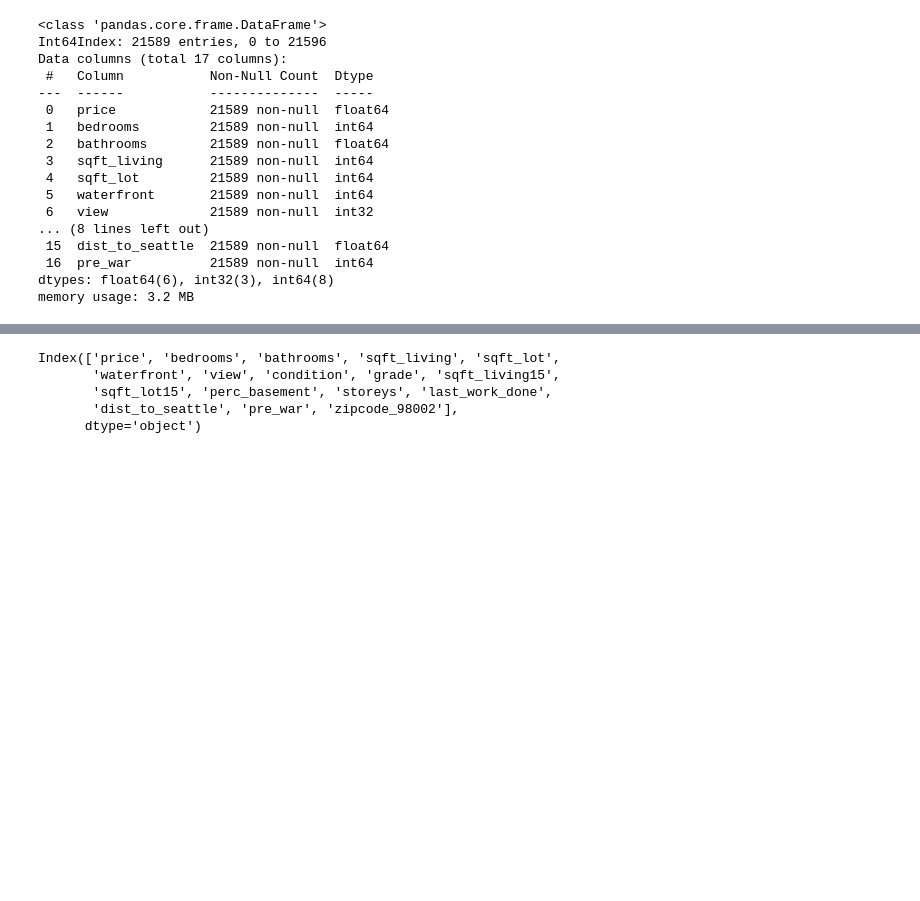
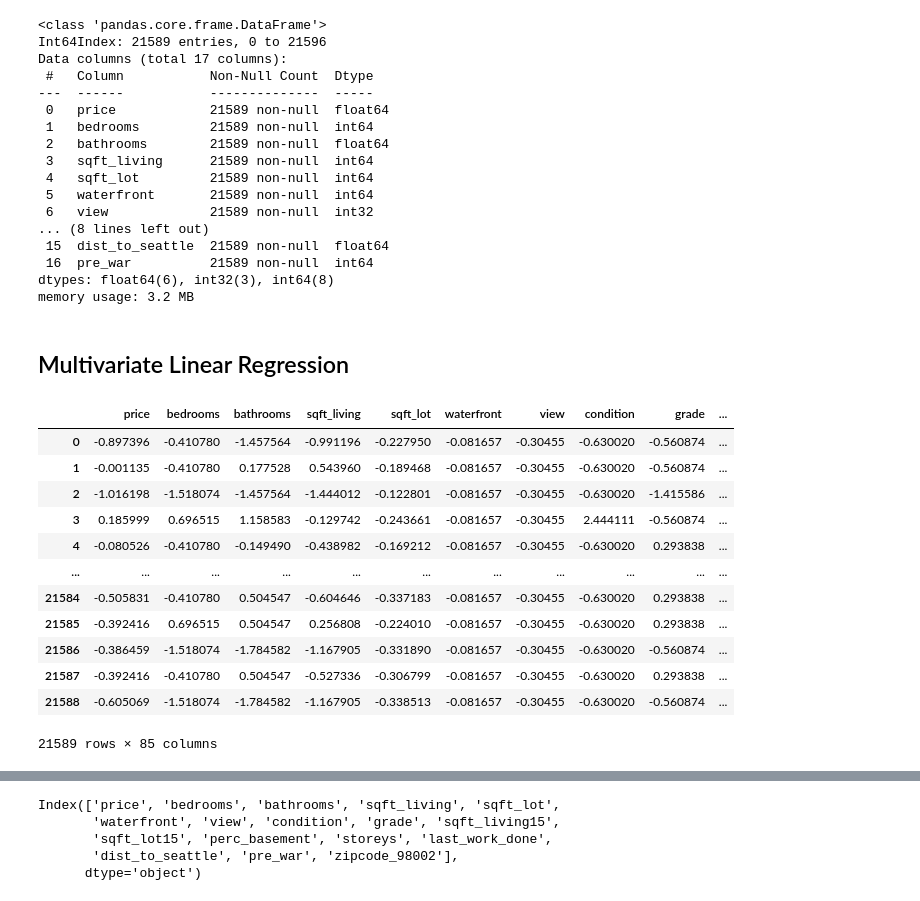
Before and after one commit to jeffreytoller/dsc-phase-2-project-v2-3, a Jupyter notebook: Post 1 Code Only.ipynb, the cells around one changed output, grey strips where cells are left out. Saved outputs shown, nothing was run; the diff lists cells and outputs as text; code cells hidden in the pictures; blank space fills up the shorter version.

```diff
--- a/Post 1 Code Only.ipynb
+++ b/Post 1 Code Only.ipynb
@@ -465,5 +468,7 @@ dtypes: float64(6), int32(3), int64(8)
 memory usage: 3.2 MB
 # %%
 df = pd.get_dummies(df,columns=['zipcode'],drop_first=True)
+# %% [markdown]
+## Multivariate Linear Regression
 # %%
 from sklearn.linear_model import LinearRegression
@@ -470 +476,18 @@ from sklearn.linear_model import LinearRegression
+# %%
+standard_df = pd.DataFrame(prep.StandardScaler().fit_transform(df),columns = df.columns)
+standard_df
+# %% [output]
+|  | price | bedrooms | bathrooms | sqft_living | sqft_lot | waterfront | view | condition | grade | ... |
+| 0 | -0.897396 | -0.410780 | -1.457564 | -0.991196 | -0.227950 | -0.081657 | -0.30455 | -0.630020 | -0.560874 | ... |
+| 1 | -0.001135 | -0.410780 | 0.177528 | 0.543960 | -0.189468 | -0.081657 | -0.30455 | -0.630020 | -0.560874 | ... |
+| 2 | -1.016198 | -1.518074 | -1.457564 | -1.444012 | -0.122801 | -0.081657 | -0.30455 | -0.630020 | -1.415586 | ... |
+| 3 | 0.185999 | 0.696515 | 1.158583 | -0.129742 | -0.243661 | -0.081657 | -0.30455 | 2.444111 | -0.560874 | ... |
+| 4 | -0.080526 | -0.410780 | -0.149490 | -0.438982 | -0.169212 | -0.081657 | -0.30455 | -0.630020 | 0.293838 | ... |
+| ... | ... | ... | ... | ... | ... | ... | ... | ... | ... | ... |
+| 21584 | -0.505831 | -0.410780 | 0.504547 | -0.604646 | -0.337183 | -0.081657 | -0.30455 | -0.630020 | 0.293838 | ... |
+| 21585 | -0.392416 | 0.696515 | 0.504547 | 0.256808 | -0.224010 | -0.081657 | -0.30455 | -0.630020 | 0.293838 | ... |
+| 21586 | -0.386459 | -1.518074 | -1.784582 | -1.167905 | -0.331890 | -0.081657 | -0.30455 | -0.630020 | -0.560874 | ... |
+| 21587 | -0.392416 | -0.410780 | 0.504547 | -0.527336 | -0.306799 | -0.081657 | -0.30455 | -0.630020 | 0.293838 | ... |
+| 21588 | -0.605069 | -1.518074 | -1.784582 | -1.167905 | -0.338513 | -0.081657 | -0.30455 | -0.630020 | -0.560874 | ... |
+21589 rows × 85 columns
 # %%
```
Also changed, not shown: parts of 34 cells of this notebook.
